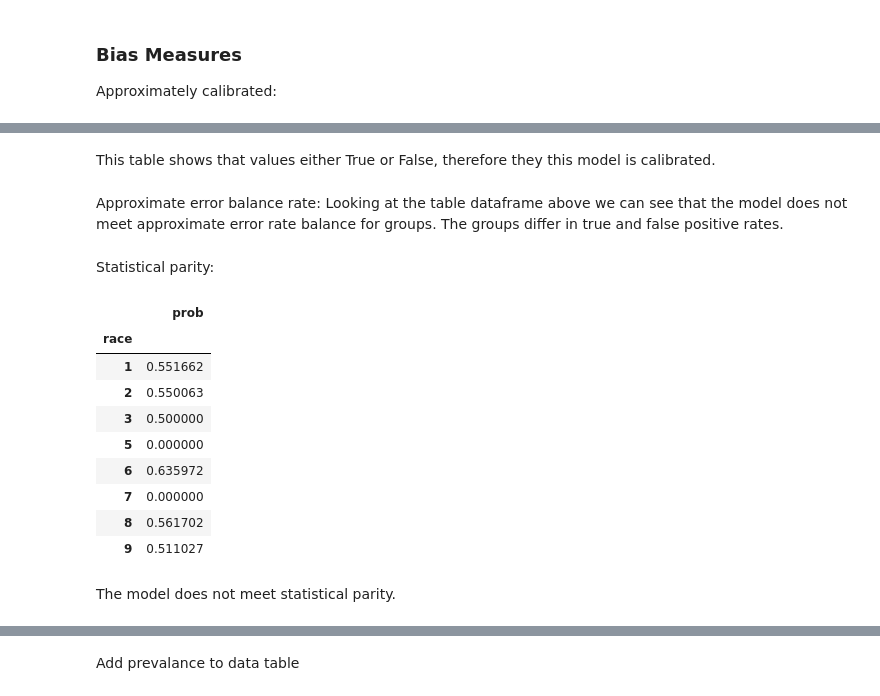
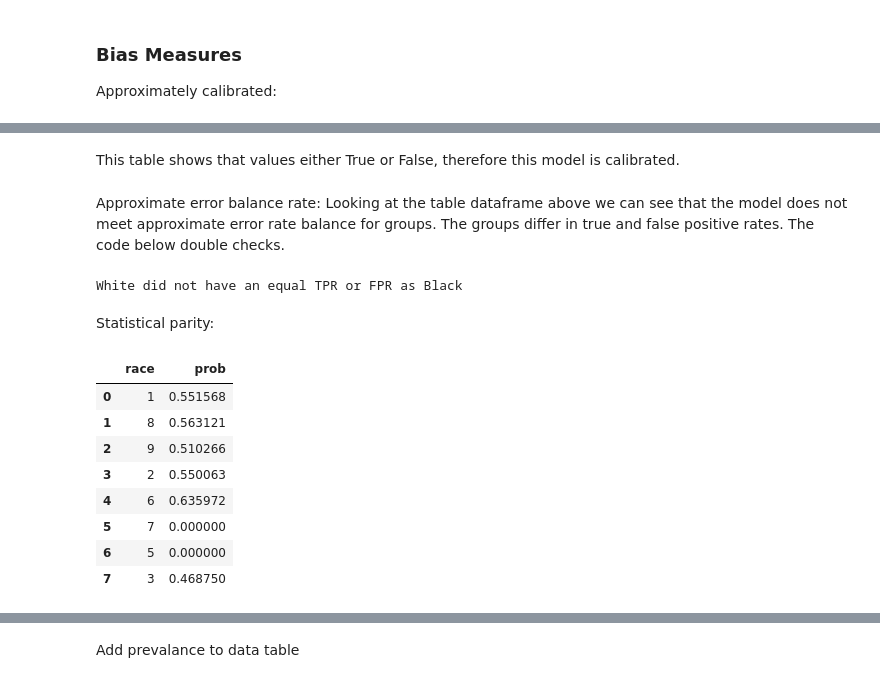
Before and after one commit to EpicET/EpicET.github.io, a Jupyter notebook: posts/blog3/index.ipynb, the cells around one changed output, grey strips where cells are left out. Saved outputs shown, nothing was run; the diff lists cells and outputs as text; code cells hidden in the pictures.

```diff
--- a/posts/blog3/index.ipynb
+++ b/posts/blog3/index.ipynb
@@ -318,30 +361,43 @@ cal.groupby("prediction").count()
 # %% [markdown]
-This table shows that values either True or False, therefore they this model is calibrated.
+This table shows that values either True or False, therefore this model is calibrated.
 # %% [markdown]
-Approximate error balance rate: Looking at the table dataframe above we can see that the model does not meet approximate error rate balance for groups. The groups differ in true and false positive rates.
+Approximate error balance rate: Looking at the table dataframe above we can see that the model does not meet approximate error rate balance for groups. The groups differ in true and false positive rates. The code below double checks.
+# %%
+for i, row1 in audit.iterrows():
+    equal = True;
+    race1 = row1['race']
+    tpr1 = row1['tpr']
+    fpr1 = row1['fpr']
+    for j, row2 in audit.iterrows():
+        race2 = row2['race']
+        tpr2 = row2['tpr']
+        fpr2 = row2['fpr']
+        if(tpr1 != tpr2 or fpr1 != fpr2):
+            equal = False
+            print(f"{race1} did not have an equal TPR or FPR as {race2}")
+            break
+    if(equal != True):
+        break
+# %% [output]
+White did not have an equal TPR or FPR as Black
 # %% [markdown]
 Statistical parity:
 # %%
 probs = []
 for group in groups:
     prob = (pred == True)[group_test == group].mean()
     probs.append(prob)
 
-ind = pd.DataFrame(groups, columns=["race"])
-ind["prob"] = probs
-ind.set_index("race", inplace=True)
-ind.sort_index(inplace=True)
-ind
+parity= pd.DataFrame(groups, columns=["race"])
+parity["prob"] = probs
+parity
 # %% [output]
-|  | prob |
-| race |  |
-| 1 | 0.551662 |
-| 2 | 0.550063 |
-| 3 | 0.500000 |
-| 5 | 0.000000 |
-| 6 | 0.635972 |
-| 7 | 0.000000 |
-| 8 | 0.561702 |
-| 9 | 0.511027 |
+|  | race | prob |
+| 0 | 1 | 0.551568 |
+| 1 | 8 | 0.563121 |
+| 2 | 9 | 0.510266 |
+| 3 | 2 | 0.550063 |
+| 4 | 6 | 0.635972 |
+| 5 | 7 | 0.000000 |
+| 6 | 5 | 0.000000 |
+| 7 | 3 | 0.468750 |
-# %% [markdown]
-The model does not meet statistical parity.
```
Also changed, not shown: parts of 35 cells of this notebook.
